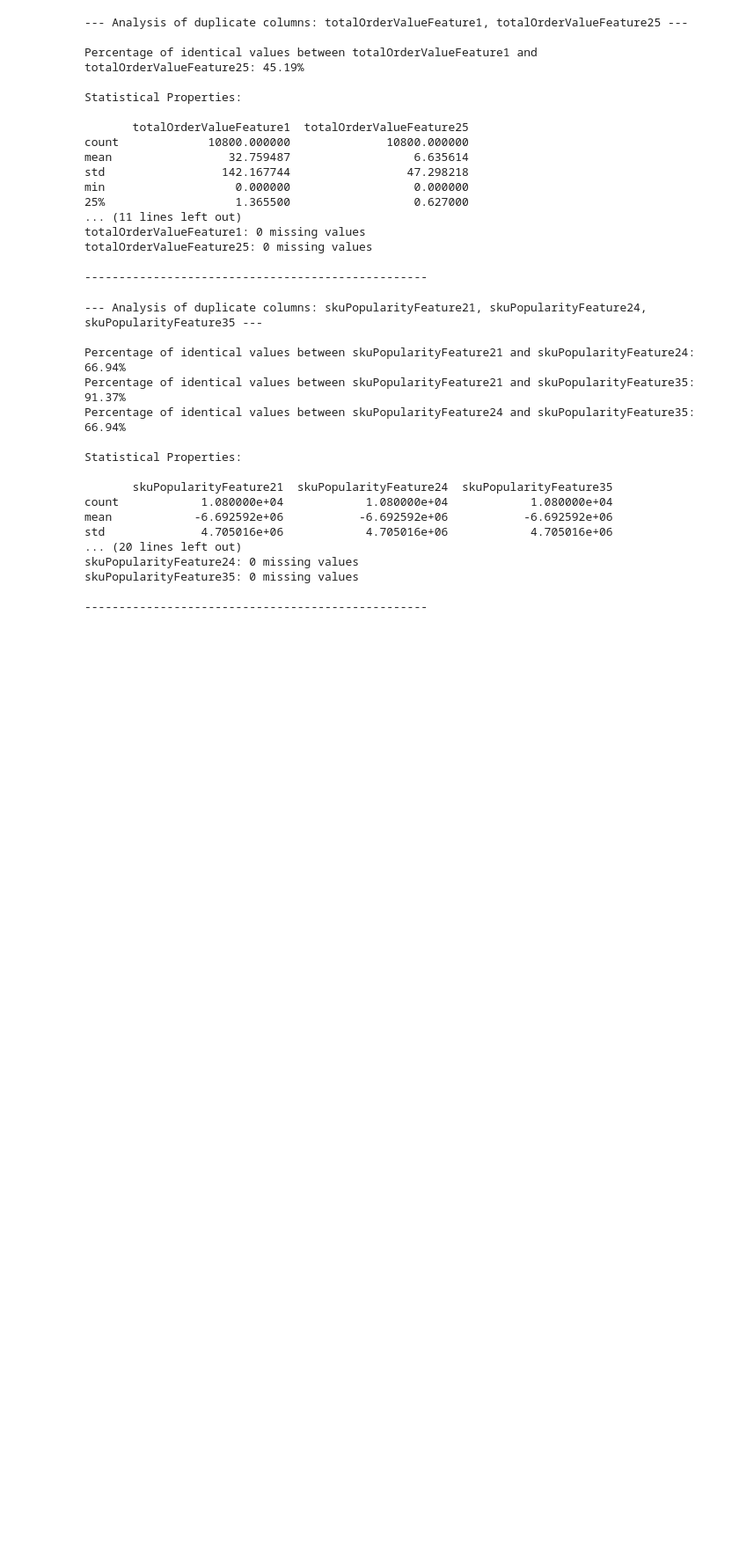
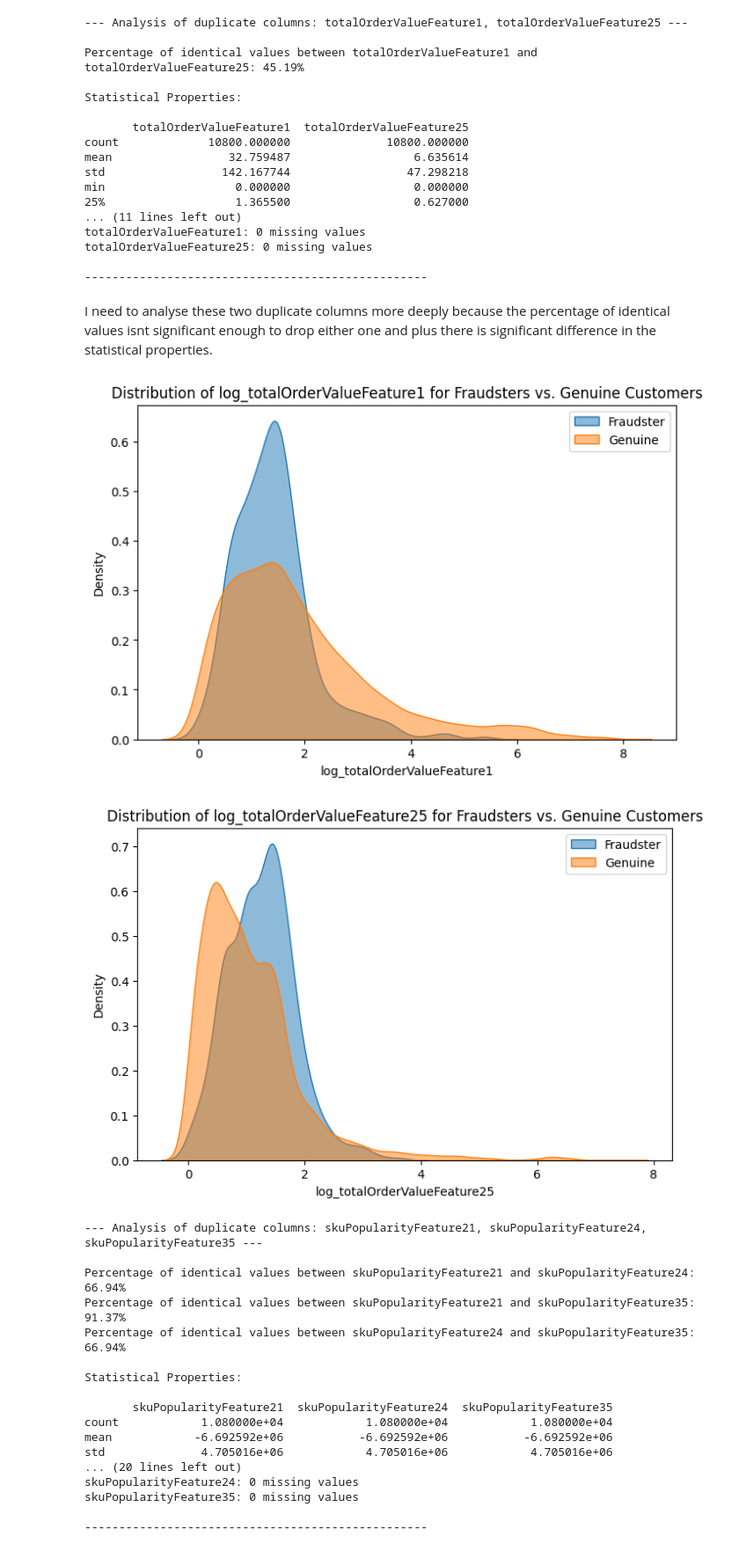
Before and after one commit to evelyn-elza/Ravelin_Case_Study, a Jupyter notebook: Fraud_Rate_Analysis.ipynb, the cells around one changed output. Shown at 88% size. Drawn from its saved outputs; the diff is of its cells as text; code cells hidden in the pictures; blank space fills up the shorter version.

```diff
--- a/Fraud_Rate_Analysis.ipynb
+++ b/Fraud_Rate_Analysis.ipynb
@@ -165,6 +130,37 @@ totalOrderValueFeature1: 0 missing values
 totalOrderValueFeature25: 0 missing values
 
 --------------------------------------------------
+# %% [markdown]
+I need to analyse these two duplicate columns more deeply because the percentage of identical values isnt significant enough to drop either one and plus there is significant difference in the statistical properties.
+# %%
+def plot_feature_distribution(df, columns, class_column):
+    """
+    Plots the distribution of duplicate features, separated by customer_status.
+
+    Args:
+        df (pd.DataFrame): The dataframe containing the data.
+        columns (list): The duplicate feature columns to analyze.
+        class_column (str): The classification column (e.g., 'customer_status').
+
+    Returns:
+        None (Displays plots).
+    """
+    for col in columns:
+        plt.figure(figsize=(8, 5))
+        sns.kdeplot(df[df[class_column] == "confirmed_fraudster"][col], label="Fraudster", fill=True, alpha=0.5)
+        sns.kdeplot(df[df[class_column] == "genuine_customer"][col], label="Genuine", fill=True, alpha=0.5)
+        plt.title(f"Distribution of {col} for Fraudsters vs. Genuine Customers")
+        plt.legend()
+        plt.show()
+
+# # Example usage:
+df["log_totalOrderValueFeature1"] = np.log1p(df["totalOrderValueFeature1"])
+df["log_totalOrderValueFeature25"] = np.log1p(df["totalOrderValueFeature25"])
+
+plot_feature_distribution(df, ["log_totalOrderValueFeature1", "log_totalOrderValueFeature25"], "customerStatus")
+# %% [output]
+[figure, added]
+[figure, added]
 # %%
 analyze_duplicate_features(df, ["skuPopularityFeature21", "skuPopularityFeature24","skuPopularityFeature35"])
 # %% [output]
```
Also changed, not shown: parts of 20 cells of this notebook.
